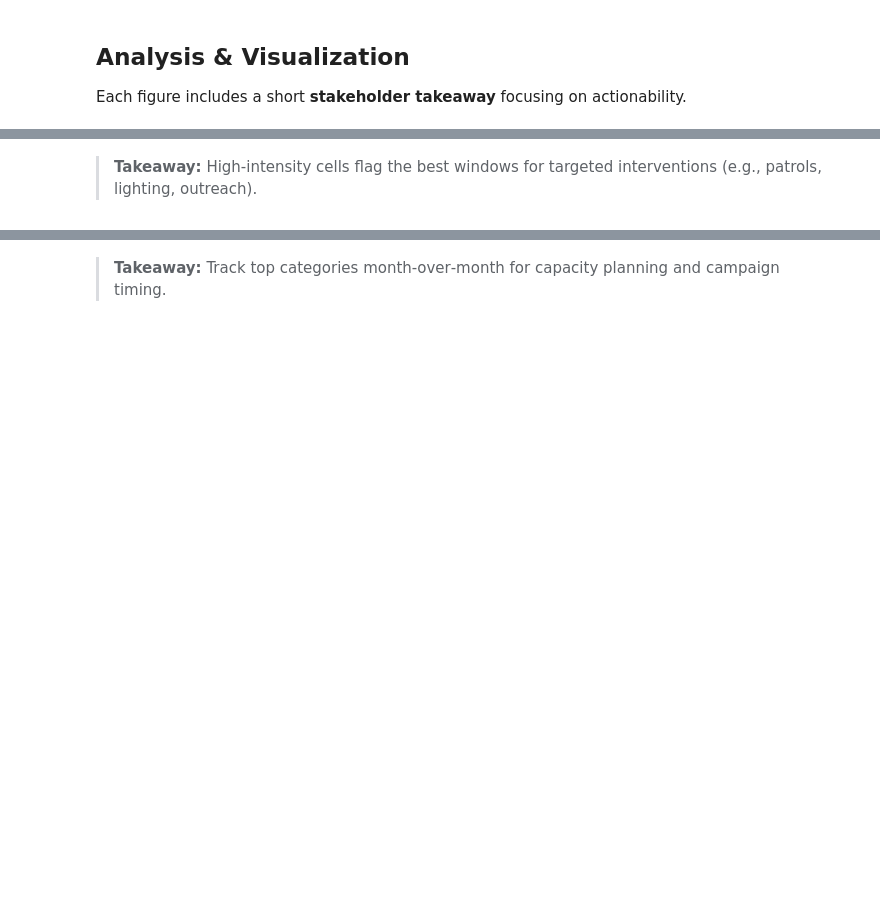
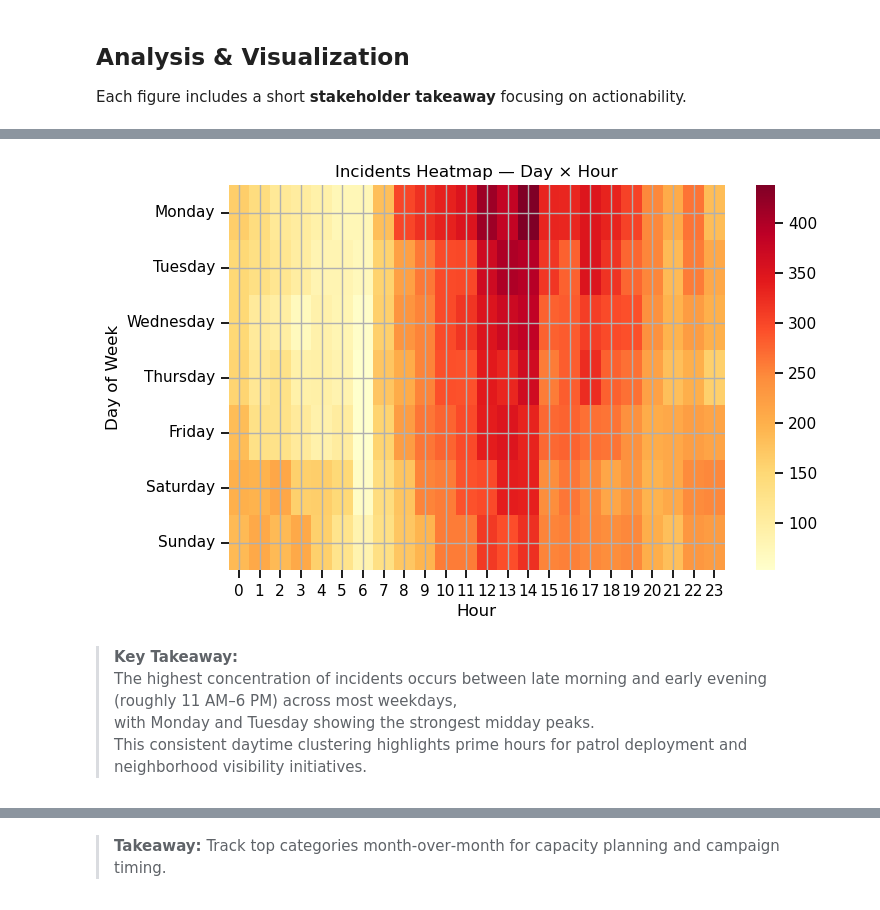
Before and after one commit to IT2053C-Gilany/final-project-sil6s, a Jupyter notebook: final-project.ipynb, the cells around one changed output, grey strips where cells are left out. Cells and saved outputs as stored; diff of their text form; code cells hidden in the pictures; blank space fills up the shorter version.

```diff
--- a/final-project.ipynb
+++ b/final-project.ipynb
@@ -187,23 +296,31 @@ else:
 # %%
 
 if ("DAY_OF_WEEK" in df.columns) and (hour_col is not None):
-    order = ["Monday","Tuesday","Wednesday","Thursday","Friday","Saturday","Sunday"]
-    pivot = (df.dropna(subset=[hour_col])
-               .assign(hr=df[hour_col].astype(int))
-               .groupby(["DAY_OF_WEEK","hr"])
-               .size()
-               .reset_index(name="n"))
-    pivot["DAY_OF_WEEK"] = pd.Categorical(pivot["DAY_OF_WEEK"], categories=order, ordered=True)
-    heat = pivot.pivot(index="DAY_OF_WEEK", columns="hr", values="n").fillna(0)
+  order = ["Monday", "Tuesday", "Wednesday",
+           "Thursday", "Friday", "Saturday", "Sunday"]
+  pivot = (df.dropna(subset=[hour_col])
+             .assign(hr=df[hour_col].astype(int))
+             .groupby(["DAY_OF_WEEK", "hr"])
+             .size()
+             .reset_index(name="n"))
+  pivot["DAY_OF_WEEK"] = pd.Categorical(
+      pivot["DAY_OF_WEEK"], categories=order, ordered=True)
+  heat = pivot.pivot(index="DAY_OF_WEEK", columns="hr", values="n").fillna(0)
 
-    sns.heatmap(heat, cmap="YlOrRd")
-    plt.title("Incidents Heatmap — Day × Hour")
-    plt.xlabel("Hour"); plt.ylabel("Day of Week")
-    plt.show()
+  sns.heatmap(heat, cmap="YlOrRd")
+  plt.title("Incidents Heatmap — Day × Hour")
+  plt.xlabel("Hour")
+  plt.ylabel("Day of Week")
+  plt.show()
 else:
-    print("Cannot build Day × Hour heatmap.")
+  print("Cannot build Day × Hour heatmap.")
+# %% [output]
+[figure, added]
 # %% [markdown]
-> **Takeaway:** High-intensity cells flag the best windows for targeted interventions (e.g., patrols, lighting, outreach).
+> **Key Takeaway:**
+> The highest concentration of incidents occurs between late morning and early evening (roughly 11 AM–6 PM) across most weekdays,
+> with Monday and Tuesday showing the strongest midday peaks.
+> This consistent daytime clustering highlights prime hours for patrol deployment and neighborhood visibility initiatives.
 # %%
 
 if "STARS_Category" in df.columns:
```
Also changed, not shown: parts of 25 cells of this notebook.
